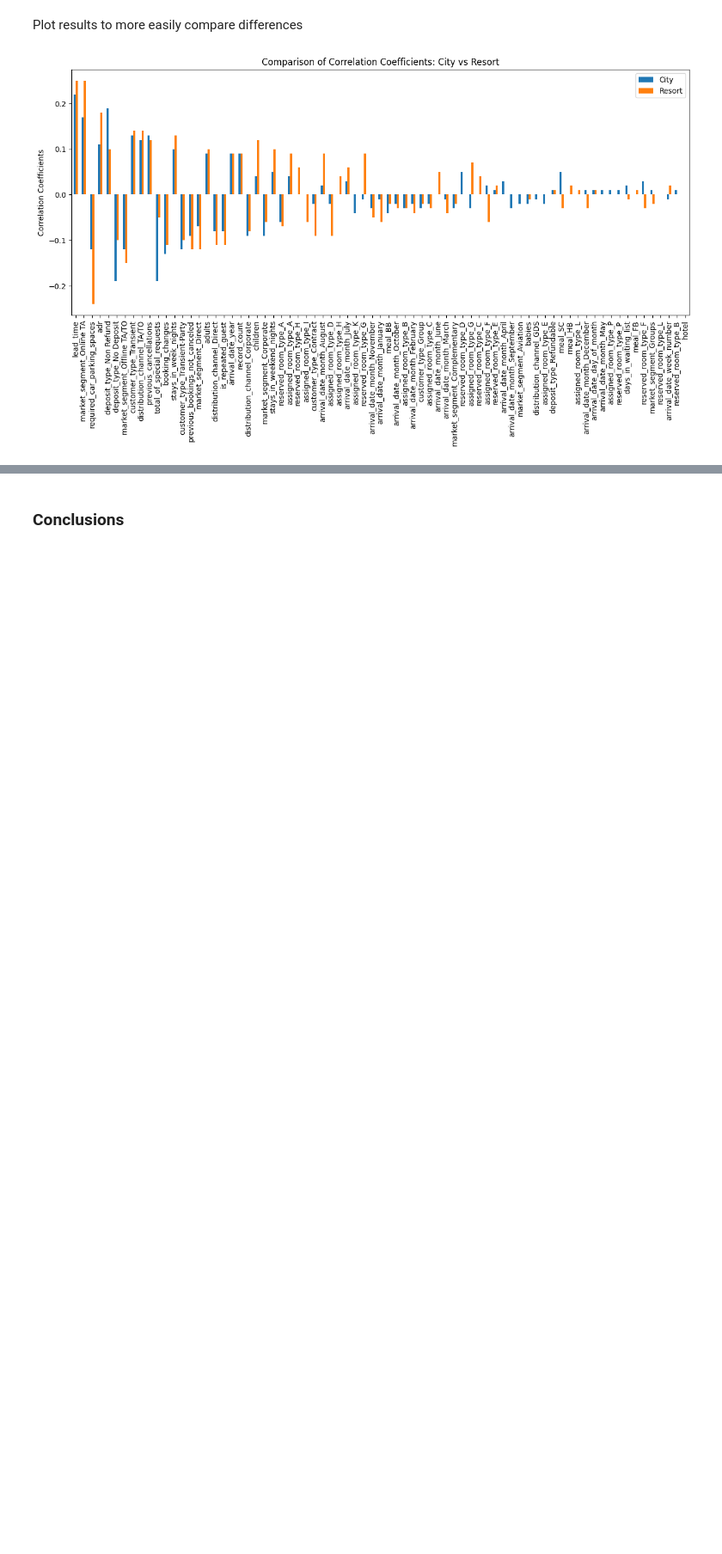
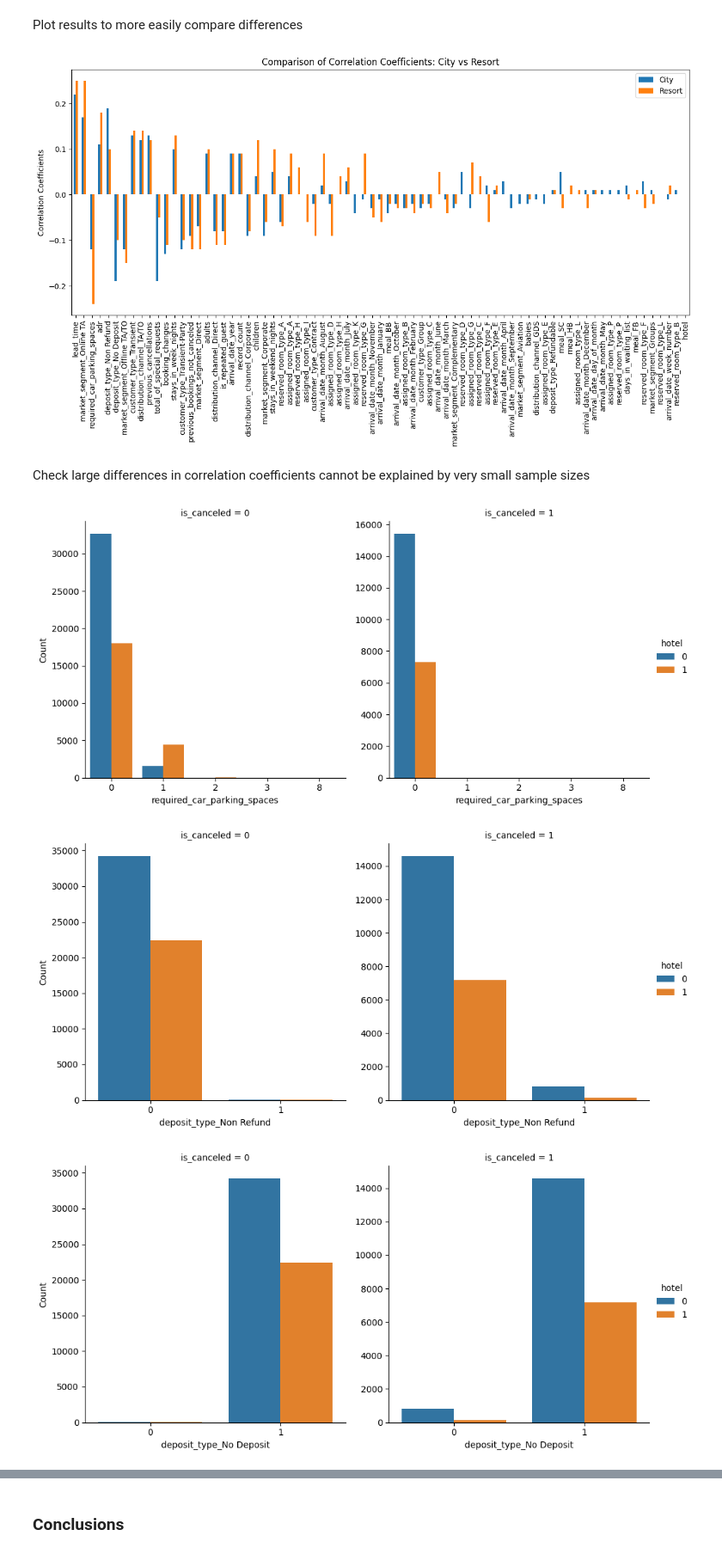
Before and after one commit to lowrycode/hotel-bookings, a Jupyter notebook: jupyter_notebooks/03_cancellations_analysis.ipynb, the cells around one changed output, grey strips where cells are left out. Shown at 86% size. Cells and saved outputs as stored; diff of their text form; code cells hidden in the pictures; blank space fills up the shorter version.

```diff
--- a/jupyter_notebooks/03_cancellations_analysis.ipynb
+++ b/jupyter_notebooks/03_cancellations_analysis.ipynb
@@ -465,3 +486,13 @@ Plot results to more easily compare differences
 plot_corr_comparisons(summary, col_headings)
 # %% [output]
 [figure]
+# %% [markdown]
+Check large differences in correlation coefficients cannot be explained by very small sample sizes
+# %%
+df_diff = df_corr.copy()
+high_diff_features = summary[abs(summary['Diff']) > 0.08].index.to_list()
+compare_sample_sizes(df_diff, high_diff_features, 'hotel', target)
+# %% [output]
+[figure, added]
+[figure, added]
+[figure, added]
```
Also changed, not shown: parts of 10 cells of this notebook.
